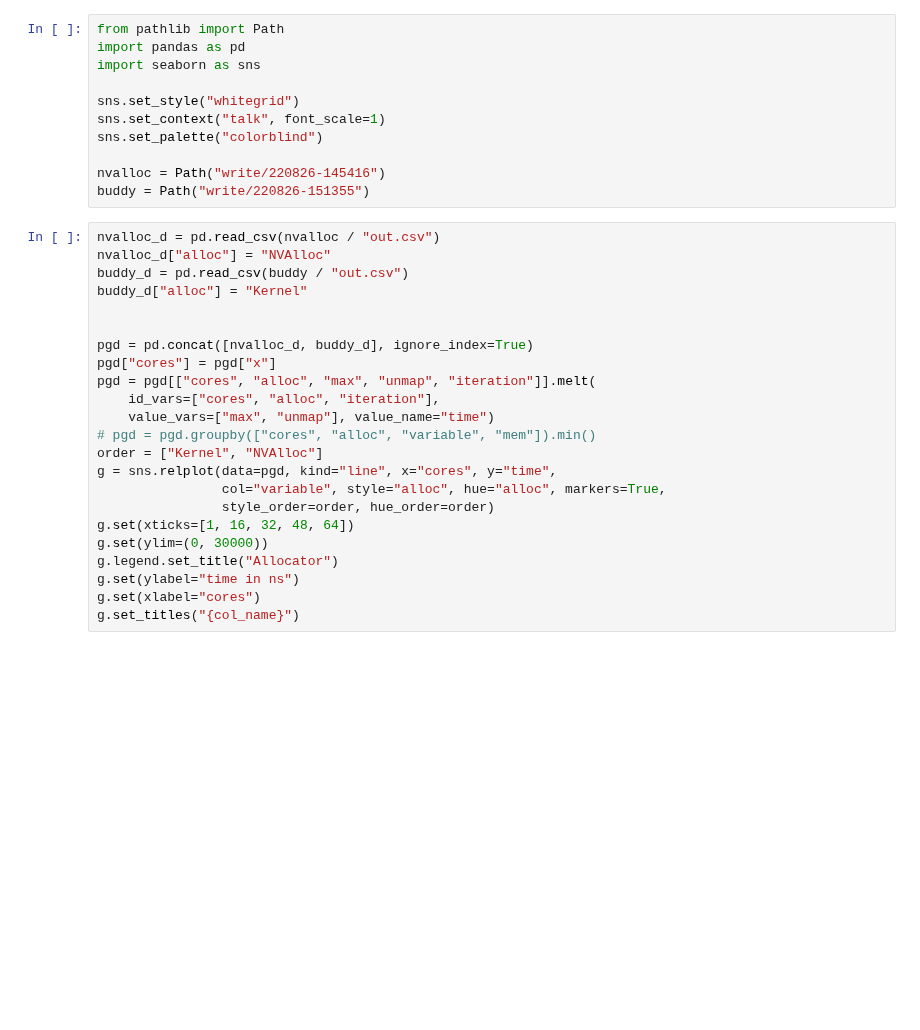
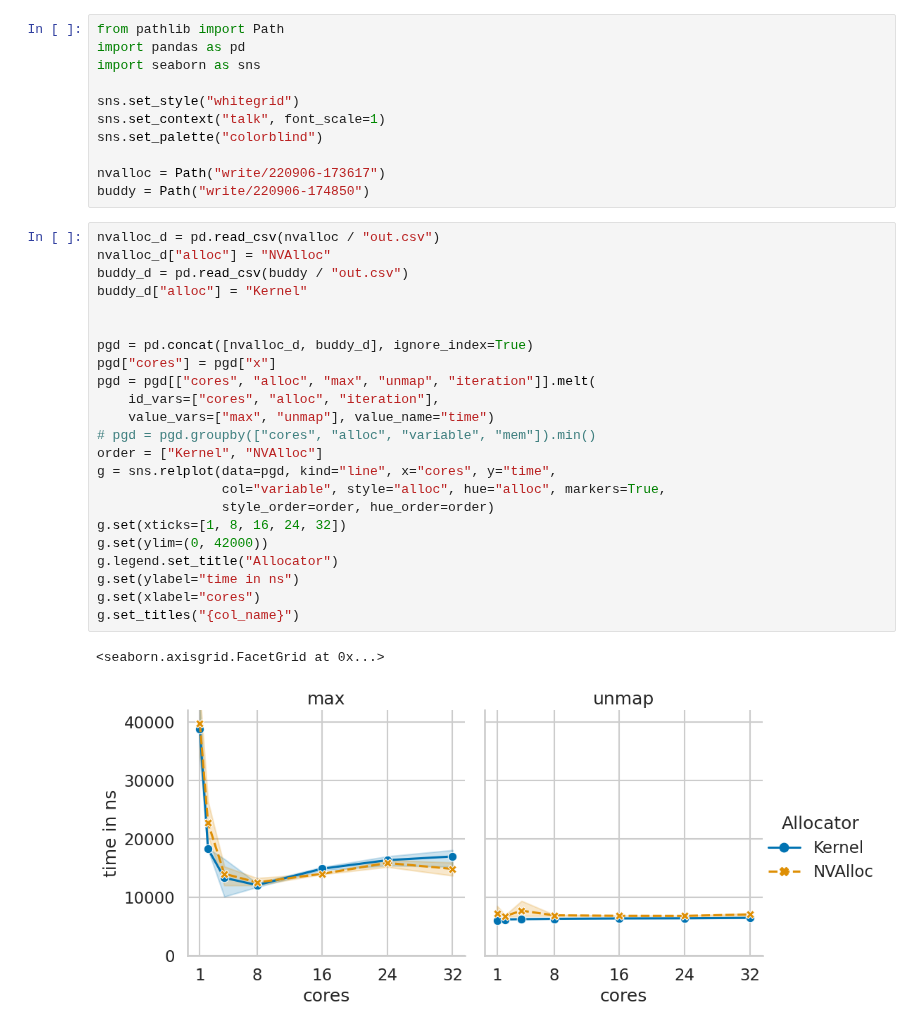
Before and after one commit to luhsra/llfree-bench, a Jupyter notebook: write.ipynb, the cells around one changed output. Saved outputs shown, nothing was run; the diff lists cells and outputs as text; blank space fills up the shorter version.

```diff
--- a/write.ipynb
+++ b/write.ipynb
@@ -7,28 +7,31 @@ sns.set_style("whitegrid")
 sns.set_context("talk", font_scale=1)
 sns.set_palette("colorblind")
 
-nvalloc = Path("write/220826-145416")
-buddy = Path("write/220826-151355")
+nvalloc = Path("write/220906-173617")
+buddy = Path("write/220906-174850")
 # %%
 nvalloc_d = pd.read_csv(nvalloc / "out.csv")
 nvalloc_d["alloc"] = "NVAlloc"
 buddy_d = pd.read_csv(buddy / "out.csv")
 buddy_d["alloc"] = "Kernel"
 
 
 pgd = pd.concat([nvalloc_d, buddy_d], ignore_index=True)
 pgd["cores"] = pgd["x"]
 pgd = pgd[["cores", "alloc", "max", "unmap", "iteration"]].melt(
     id_vars=["cores", "alloc", "iteration"],
     value_vars=["max", "unmap"], value_name="time")
 # pgd = pgd.groupby(["cores", "alloc", "variable", "mem"]).min()
 order = ["Kernel", "NVAlloc"]
 g = sns.relplot(data=pgd, kind="line", x="cores", y="time",
                 col="variable", style="alloc", hue="alloc", markers=True,
                 style_order=order, hue_order=order)
-g.set(xticks=[1, 16, 32, 48, 64])
-g.set(ylim=(0, 30000))
+g.set(xticks=[1, 8, 16, 24, 32])
+g.set(ylim=(0, 42000))
 g.legend.set_title("Allocator")
 g.set(ylabel="time in ns")
 g.set(xlabel="cores")
 g.set_titles("{col_name}")
+# %% [output]
+<seaborn.axisgrid.FacetGrid at 0x...>
+[figure, added]
```
Also changed, not shown: 10 other files.
